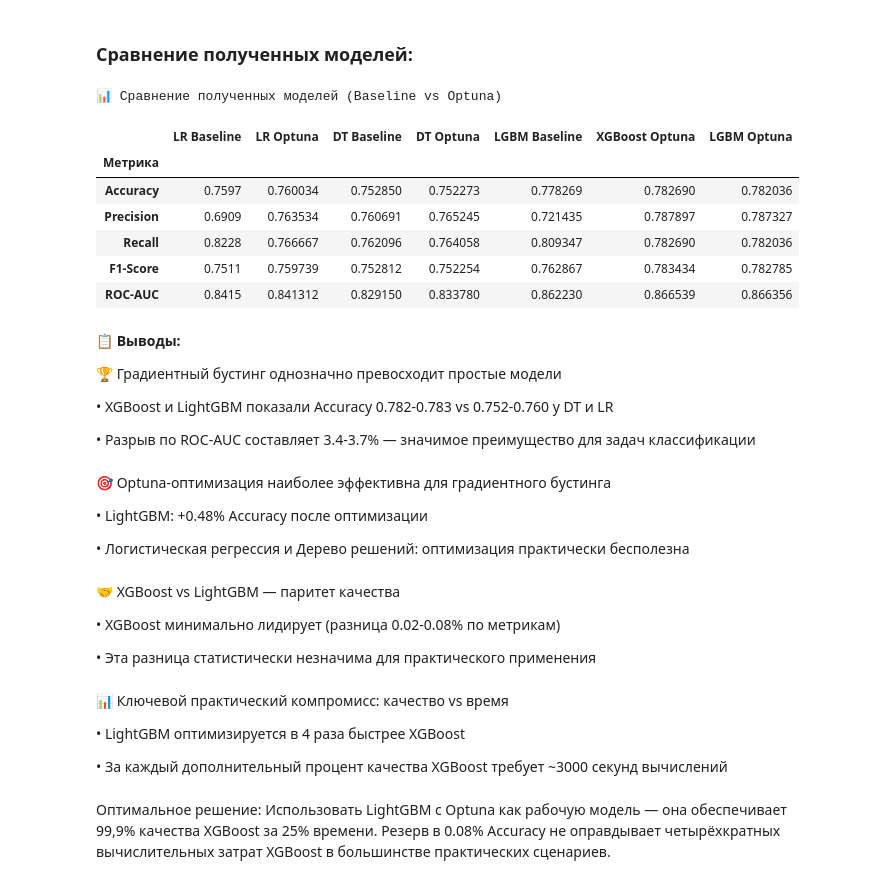
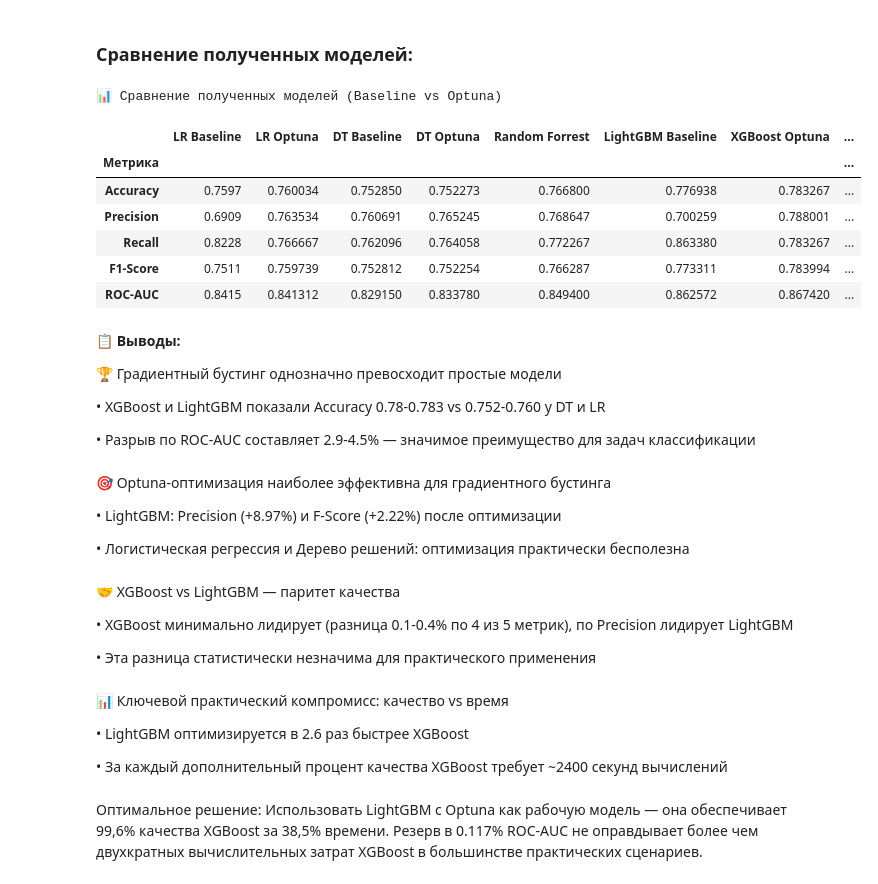
Before and after one commit to ACME-URFU/smoking-status-prediction, a Jupyter notebook: notebooks/eda.ipynb, the cells around one changed output. Cells and saved outputs as stored; diff of their text form; code cells hidden in the pictures.

```diff
--- a/notebooks/eda.ipynb
+++ b/notebooks/eda.ipynb
@@ -2523,63 +2763,65 @@ plt.show()
 # %%
 data = {
     "Метрика": ["Accuracy", "Precision", "Recall", "F1-Score", "ROC-AUC"],
 
     "LR Baseline":    [0.759700, 0.690900, 0.822800, 0.751100, 0.841500],
     "LR Optuna":      [0.760034, 0.763534, 0.766667, 0.759739, 0.841312],
 
     "DT Baseline":    [0.752850, 0.760691, 0.762096, 0.752812, 0.829150],
     "DT Optuna":      [0.752273, 0.765245, 0.764058, 0.752254, 0.833780],
 
-    "LGBM Baseline": [0.778269, 0.721435, 0.809347, 0.762867, 0.862230],
+    "Random Forrest": [0.766800,  0.768647,   0.772267,  0.766287,  0.849400],
 
-    "XGBoost Optuna":   [0.782690, 0.787897, 0.782690, 0.783434, 0.866539],
+    "LightGBM Baseline": [ 0.776938, 0.700259, 0.863380, 0.773311, 0.862572 ],
 
-    "LGBM Optuna":   [0.782036, 0.787327, 0.782036, 0.782785, 0.866356]
+    "XGBoost Optuna":  [ 0.783267, 0.788001, 0.783267, 0.783994, 0.867420 ],
+
+    "LightGBM Optuna": [ 0.779927, 0.795826, 0.779927, 0.780376, 0.866404 ]
 }
 
 # Создаём DataFrame
 df = pd.DataFrame(data)
 df.set_index("Метрика", inplace=True)
 
 # Округляем до 6 знаков (игнорируем NaN)
 df = df.round(6)
 
 print("📊 Сравнение полученных моделей (Baseline vs Optuna)\n")
 display(df)
 # %% [output]
 📊 Сравнение полученных моделей (Baseline vs Optuna)
-|  | LR Baseline | LR Optuna | DT Baseline | DT Optuna | LGBM Baseline | XGBoost Optuna | LGBM Optuna |
-| Метрика |  |  |  |  |  |  |  |
-| Accuracy | 0.7597 | 0.760034 | 0.752850 | 0.752273 | 0.778269 | 0.782690 | 0.782036 |
-| Precision | 0.6909 | 0.763534 | 0.760691 | 0.765245 | 0.721435 | 0.787897 | 0.787327 |
-| Recall | 0.8228 | 0.766667 | 0.762096 | 0.764058 | 0.809347 | 0.782690 | 0.782036 |
-| F1-Score | 0.7511 | 0.759739 | 0.752812 | 0.752254 | 0.762867 | 0.783434 | 0.782785 |
-| ROC-AUC | 0.8415 | 0.841312 | 0.829150 | 0.833780 | 0.862230 | 0.866539 | 0.866356 |
+|  | LR Baseline | LR Optuna | DT Baseline | DT Optuna | Random Forrest | LightGBM Baseline | XGBoost Optuna | ... |
+| Метрика |  |  |  |  |  |  |  | ... |
+| Accuracy | 0.7597 | 0.760034 | 0.752850 | 0.752273 | 0.766800 | 0.776938 | 0.783267 | ... |
+| Precision | 0.6909 | 0.763534 | 0.760691 | 0.765245 | 0.768647 | 0.700259 | 0.788001 | ... |
+| Recall | 0.8228 | 0.766667 | 0.762096 | 0.764058 | 0.772267 | 0.863380 | 0.783267 | ... |
+| F1-Score | 0.7511 | 0.759739 | 0.752812 | 0.752254 | 0.766287 | 0.773311 | 0.783994 | ... |
+| ROC-AUC | 0.8415 | 0.841312 | 0.829150 | 0.833780 | 0.849400 | 0.862572 | 0.867420 | ... |
 # %% [markdown]
 **📋 Выводы:**
 
 🏆 Градиентный бустинг однозначно превосходит простые модели
 
-• XGBoost и LightGBM показали Accuracy 0.782-0.783 vs 0.752-0.760 у DT и LR
+• XGBoost и LightGBM показали Accuracy 0.78-0.783 vs 0.752-0.760 у DT и LR
 
-• Разрыв по ROC-AUC составляет 3.4-3.7% — значимое преимущество для задач классификации
+• Разрыв по ROC-AUC составляет 2.9-4.5% — значимое преимущество для задач классификации
 # %% [markdown]
 🎯 Optuna-оптимизация наиболее эффективна для градиентного бустинга
 
-• LightGBM: +0.48% Accuracy после оптимизации
+• LightGBM: Precision (+8.97%) и F-Score (+2.22%) после оптимизации
 
 • Логистическая регрессия и Дерево решений: оптимизация практически бесполезна
 # %% [markdown]
 🤝 XGBoost vs LightGBM — паритет качества
 
-• XGBoost минимально лидирует (разница 0.02-0.08% по метрикам)
+• XGBoost минимально лидирует (разница 0.1-0.4% по 4 из 5 метрик), по Precision лидирует LightGBM
 
 • Эта разница статистически незначима для практического применения
 # %% [markdown]
 📊 Ключевой практический компромисс: качество vs время
 
-• LightGBM оптимизируется в 4 раза быстрее XGBoost
+• LightGBM оптимизируется в 2.6 раз быстрее XGBoost
 
-• За каждый дополнительный процент качества XGBoost требует ~3000 секунд вычислений
+• За каждый дополнительный процент качества XGBoost требует ~2400 секунд вычислений
 # %% [markdown]
-Оптимальное решение: Использовать LightGBM с Optuna как рабочую модель — она обеспечивает 99,9% качества XGBoost за 25% времени. Резерв в 0.08% Accuracy не оправдывает четырёхкратных вычислительных затрат XGBoost в большинстве практических сценариев.
+Оптимальное решение: Использовать LightGBM с Optuna как рабочую модель — она обеспечивает 99,6% качества XGBoost за 38,5% времени. Резерв в 0.117% ROC-AUC не оправдывает более чем двухкратных вычислительных затрат XGBoost в большинстве практических сценариев.
```
Also changed, not shown: parts of 49 cells of this notebook.
